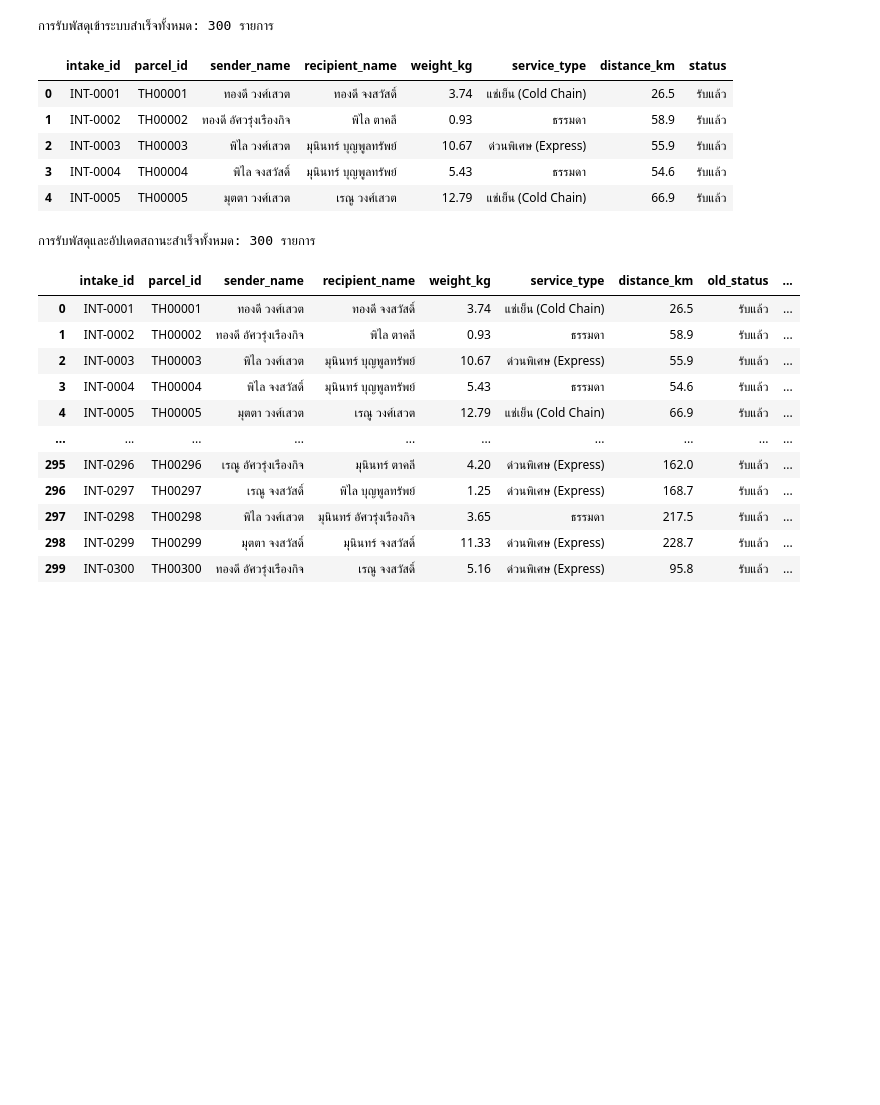
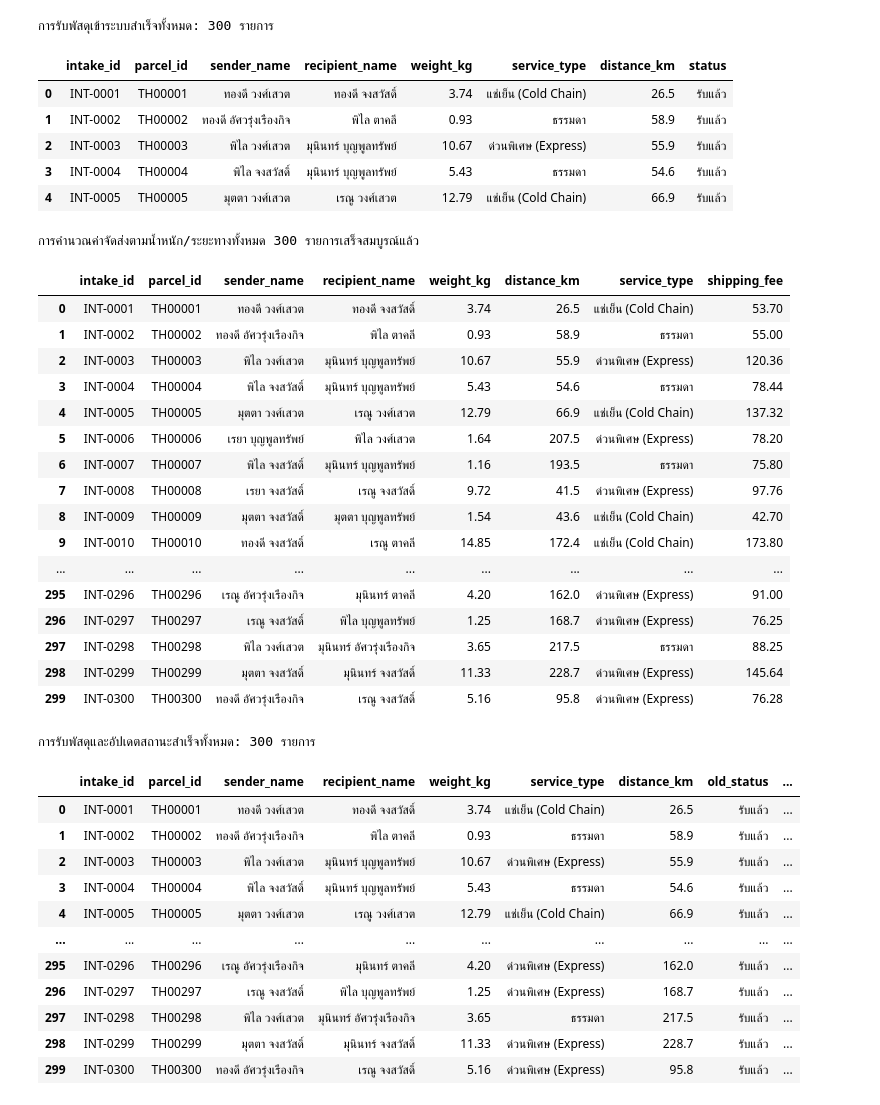
Before and after one commit to teemaphorn/delivery-project, a Jupyter notebook: Project_Parcel_Analysis.ipynb, the cells around one changed output. Saved outputs shown, nothing was run; the diff lists cells and outputs as text; code cells hidden in the pictures; blank space fills up the shorter version.

```diff
--- a/Project_Parcel_Analysis.ipynb
+++ b/Project_Parcel_Analysis.ipynb
@@ -103,6 +103,86 @@ df_intake.head()
 | 2 | INT-0003 | TH00003 | พิไล วงศ์เสวต | มุนินทร์ บุญพูลทรัพย์ | 10.67 | ด่วนพิเศษ (Express) | 55.9 | รับแล้ว |
 | 3 | INT-0004 | TH00004 | พิไล จงสวัสดิ์ | มุนินทร์ บุญพูลทรัพย์ | 5.43 | ธรรมดา | 54.6 | รับแล้ว |
 | 4 | INT-0005 | TH00005 | มุตตา วงศ์เสวต | เรณู วงศ์เสวต | 12.79 | แช่เย็น (Cold Chain) | 66.9 | รับแล้ว |
+# %%
+import random
+import pandas as pd
+
+def calculate_shipping_fee(weight_kg, distance_km, service_type="ธรรมดา"):
+    """
+    ฟังก์ชันคำนวณค่าจัดส่งพัสดุ
+    - weight_kg: น้ำหนักพัสดุ (กิโลเมตร)
+    - distance_km: ระยะทางจัดส่ง (กิโลเมตร)
+    - service_type: ประเภทบริการ (มี Default Value เป็น 'ธรรมดา')
+    """
+    base_fee = 15  # ค่าเปิดบิล(บาท)
+
+# 1. คำนวณค่าบริการตามน้ำหนัก
+    if weight_kg <= 1.0:
+        weight_fee = 10                         # ไม่เกิน 1 kg คิด 10 บาท
+    elif weight_kg <= 5.0:
+        weight_fee = 10 + ((weight_kg - 1.0) * 5) # เกิน 1kg คิดเพิ่มkgละ5บาท
+    else:
+        weight_fee = 30 + ((weight_kg - 5.0) * 8) # เกิน 5 kg คิดเพิ่มkgละ8บาท
+
+# 2. คำนวณค่าระยะทางแบบแบ่งโซน (Zone-based)
+
+    if distance_km <= 15:
+        distance_fee = 5    # ในเมือง/พื้นที่ใกล้เคียง
+    elif distance_km <= 50:
+        distance_fee = 15   # ข้ามอำเภอ/จังหวัดใกล้ๆ
+    elif distance_km <= 150:
+        distance_fee = 30   # ข้ามจังหวัดระยะกลาง
+    else:
+        distance_fee = 50   # ส่งข้ามภูมิภาค/ไกลมาก
+
+ # 3. ตัวคูณตามประเภทบริการ (Multiplier)
+    service_multipliers = {
+        "ธรรมดา": 1.0,
+        "ด่วนพิเศษ": 1.4,   # เพิ่มขึ้น 40%
+        "แช่เย็น": 1.6   # เพิ่มขึ้น 60%
+    }
+
+    multiplier = service_multipliers.get(service_type, 1.0)
+
+# รวมราคาทั้งหมด
+    total_fee = (base_fee + weight_fee + distance_fee) * multiplier
+    return round(total_fee, 2)
+
+df_intake["shipping_fee"] = df_intake.apply(
+    lambda row: calculate_shipping_fee(
+        row["weight_kg"],
+        row["distance_km"],
+        row["service_type"]
+    ),
+    axis=1
+)
+
+from IPython.display import display
+
+print("การคำนวณค่าจัดส่งตามน้ำหนัก/ระยะทางทั้งหมด 300 รายการเสร็จสมบูรณ์แล้ว")
+
+with pd.option_context("display.max_rows", None):
+    display(df_intake[["intake_id", "parcel_id", "sender_name", "recipient_name",
+                        "weight_kg", "distance_km", "service_type", "shipping_fee"]])
+# %% [output]
+การคำนวณค่าจัดส่งตามน้ำหนัก/ระยะทางทั้งหมด 300 รายการเสร็จสมบูรณ์แล้ว
+|  | intake_id | parcel_id | sender_name | recipient_name | weight_kg | distance_km | service_type | shipping_fee |
+| 0 | INT-0001 | TH00001 | ทองดี วงศ์เสวต | ทองดี จงสวัสดิ์ | 3.74 | 26.5 | แช่เย็น (Cold Chain) | 53.70 |
+| 1 | INT-0002 | TH00002 | ทองดี อัศวรุ่งเรืองกิจ | พิไล ตาคลี | 0.93 | 58.9 | ธรรมดา | 55.00 |
+| 2 | INT-0003 | TH00003 | พิไล วงศ์เสวต | มุนินทร์ บุญพูลทรัพย์ | 10.67 | 55.9 | ด่วนพิเศษ (Express) | 120.36 |
+| 3 | INT-0004 | TH00004 | พิไล จงสวัสดิ์ | มุนินทร์ บุญพูลทรัพย์ | 5.43 | 54.6 | ธรรมดา | 78.44 |
+| 4 | INT-0005 | TH00005 | มุตตา วงศ์เสวต | เรณู วงศ์เสวต | 12.79 | 66.9 | แช่เย็น (Cold Chain) | 137.32 |
+| 5 | INT-0006 | TH00006 | เรยา บุญพูลทรัพย์ | พิไล วงศ์เสวต | 1.64 | 207.5 | ด่วนพิเศษ (Express) | 78.20 |
+| 6 | INT-0007 | TH00007 | พิไล จงสวัสดิ์ | มุนินทร์ บุญพูลทรัพย์ | 1.16 | 193.5 | ธรรมดา | 75.80 |
+| 7 | INT-0008 | TH00008 | เรยา จงสวัสดิ์ | เรณู จงสวัสดิ์ | 9.72 | 41.5 | ด่วนพิเศษ (Express) | 97.76 |
+| 8 | INT-0009 | TH00009 | มุตตา จงสวัสดิ์ | มุตตา บุญพูลทรัพย์ | 1.54 | 43.6 | แช่เย็น (Cold Chain) | 42.70 |
+| 9 | INT-0010 | TH00010 | ทองดี จงสวัสดิ์ | เรณู ตาคลี | 14.85 | 172.4 | แช่เย็น (Cold Chain) | 173.80 |
+| ... | ... | ... | ... | ... | ... | ... | ... | ... |
+| 295 | INT-0296 | TH00296 | เรณู อัศวรุ่งเรืองกิจ | มุนินทร์ ตาคลี | 4.20 | 162.0 | ด่วนพิเศษ (Express) | 91.00 |
+| 296 | INT-0297 | TH00297 | เรณู จงสวัสดิ์ | พิไล บุญพูลทรัพย์ | 1.25 | 168.7 | ด่วนพิเศษ (Express) | 76.25 |
+| 297 | INT-0298 | TH00298 | พิไล วงศ์เสวต | มุนินทร์ อัศวรุ่งเรืองกิจ | 3.65 | 217.5 | ธรรมดา | 88.25 |
+| 298 | INT-0299 | TH00299 | มุตตา จงสวัสดิ์ | มุนินทร์ จงสวัสดิ์ | 11.33 | 228.7 | ด่วนพิเศษ (Express) | 145.64 |
+| 299 | INT-0300 | TH00300 | ทองดี อัศวรุ่งเรืองกิจ | เรณู จงสวัสดิ์ | 5.16 | 95.8 | ด่วนพิเศษ (Express) | 76.28 |
 # %%
 import random
 import pandas as pd
```
